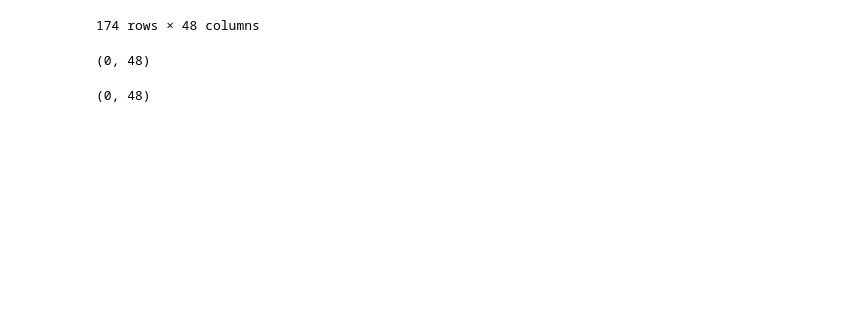
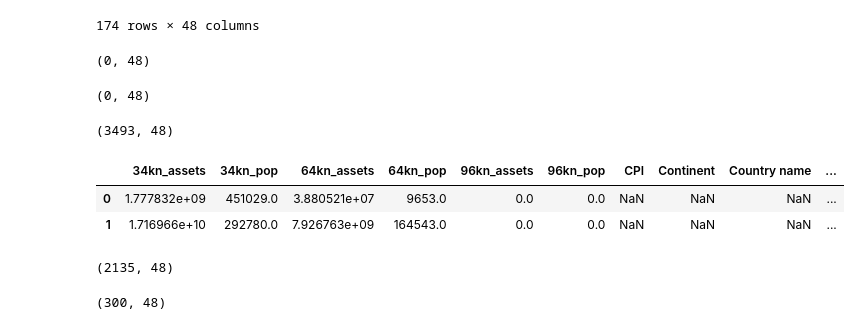
Before and after one commit to OmdenaAI/wfpdisrel, a Jupyter notebook: #task2-Data Wrangling/emdat_tcedat_merge.ipynb, the cells around one changed output. Cells and saved outputs as stored; diff of their text form; code cells hidden in the pictures; blank space fills up the shorter version.

Commit message:
Add Inner & Outer Join for datasets

```diff
--- a/#task2-Data Wrangling/emdat_tcedat_merge.ipynb
+++ b/#task2-Data Wrangling/emdat_tcedat_merge.ipynb
@@ -406,3 +412,35 @@ merged[merged['64kn_pop'].isna()].shape
 merged[(merged['Total affected'].isna() & merged['34kn_pop'].isna())].shape
 # %% [output]
 (0, 48)
+# %%
+### Outer Join
+
+##Inner Join
+
+merged_one_outer = pd.merge(tcedf_copy, emdat_noname_df,
+                      left_on=['TC_name', 'year', 'ISO3'],
+                      right_on=['Event name', 'Year', 'ISO'],
+                      how='outer')
+merged_two_outer = pd.merge(tcedf_copy, emdat_noname_df,
+                      left_on=['name', 'year', 'ISO3'],
+                      right_on=['Event name', 'Year', 'ISO'],
+                      how='outer')
+merged_outer = pd.concat([merged_one_outer, merged_two_outer], sort=True).drop_duplicates()
+# %%
+merged_outer.shape
+# %% [output]
+(3493, 48)
+# %%
+merged_outer.head(2)
+# %% [output]
+|  | 34kn_assets | 34kn_pop | 64kn_assets | 64kn_pop | 96kn_assets | 96kn_pop | CPI | Continent | Country name | ... |
+| 0 | 1.777832e+09 | 451029.0 | 3.880521e+07 | 9653.0 | 0.0 | 0.0 | NaN | NaN | NaN | ... |
+| 1 | 1.716966e+10 | 292780.0 | 7.926763e+09 | 164543.0 | 0.0 | 0.0 | NaN | NaN | NaN | ... |
+# %%
+merged_outer[merged_outer['Total affected'].isna()].shape
+# %% [output]
+(2135, 48)
+# %%
+merged_outer[(merged_outer['Total affected'].isna() & merged_outer['34kn_pop'].isna())].shape
+# %% [output]
+(300, 48)
```
Also changed, not shown: parts of 2 cells of this notebook.
